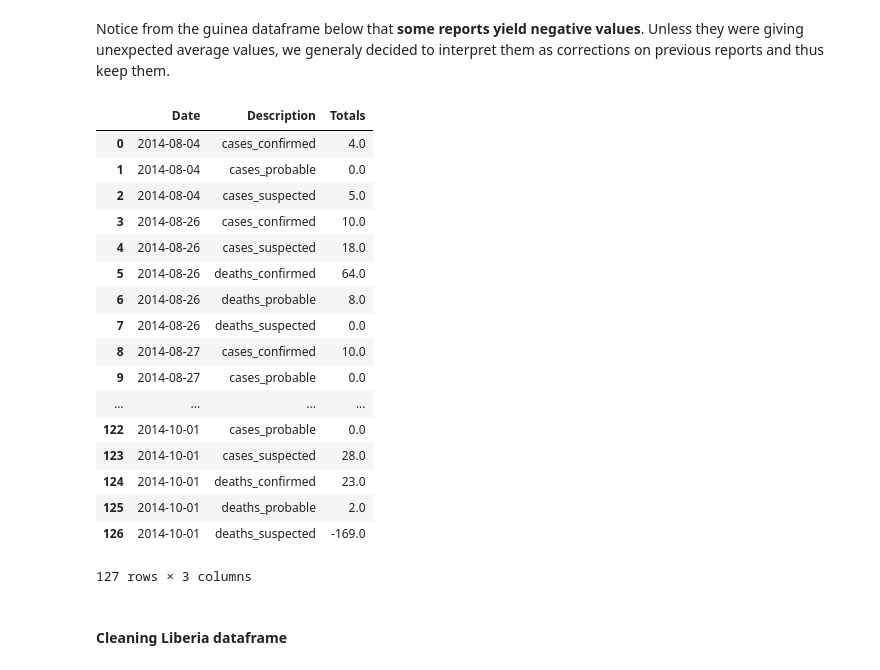
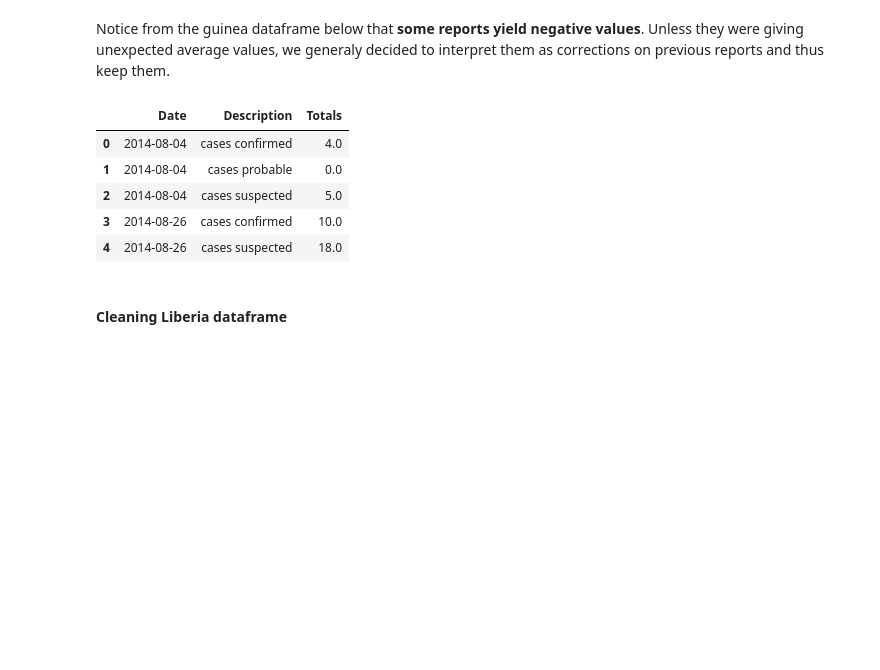
Before and after one commit to Amaumaury/ada-2017, a Jupyter notebook: Homework 1.ipynb, the cells around one changed output. Saved outputs shown, nothing was run; the diff lists cells and outputs as text; code cells hidden in the pictures; blank space fills up the shorter version.

```diff
--- a/Homework 1.ipynb
+++ b/Homework 1.ipynb
@@ -80,7 +84,7 @@ print(len(sierraleone_descriptions))
 37
 # %%
 # All possible descriptions for guinea
-print(guinea_descriptions)
+#print(guinea_descriptions)
 
 # From which we decided to keep only the following descriptions
 filtered_guinea_descriptions = ['New cases of confirmed',
@@ -88,12 +92,12 @@ filtered_guinea_descriptions = ['New cases of confirmed',
                                 'New cases of probables',
                                 'Total deaths of confirmed',
                                 'Total deaths of suspects',
-                                'Total deaths of probables']
+                                'Total deaths of probables'];
 
 # Rename dictionary that will be useful later
-guinea_rename_dict = {'New cases of confirmed': 'cases_confirmed',
-                      'New cases of suspects': 'cases_suspected',
-                      'New cases of probables': 'cases_probable',
-                      'Total deaths of confirmed': 'deaths_confirmed',
-                      'Total deaths of suspects': 'deaths_suspected',
-                      'Total deaths of probables': 'deaths_probable'}
+guinea_rename_dict = {'New cases of confirmed': 'cases confirmed',
+                      'New cases of suspects': 'cases suspected',
+                      'New cases of probables': 'cases probable',
+                      'Total deaths of confirmed': 'deaths confirmed',
+                      'Total deaths of suspects': 'deaths suspected',
+                      'Total deaths of probables': 'deaths probable'}
@@ -208,32 +206,20 @@ def clean_cum_guinea(des_name, df):
     r_df = r_df.dropna().reset_index()
     return r_df
 
-guinea_dataframe = clean_cum_guinea('deaths_confirmed', guinea_dataframe)
-guinea_dataframe = clean_cum_guinea('deaths_suspected', guinea_dataframe)
-guinea_dataframe = clean_cum_guinea('deaths_probable', guinea_dataframe)
+guinea_dataframe = clean_cum_guinea('deaths confirmed', guinea_dataframe)
+guinea_dataframe = clean_cum_guinea('deaths suspected', guinea_dataframe)
+guinea_dataframe = clean_cum_guinea('deaths probable', guinea_dataframe)
 # %% [markdown]
 Notice from the guinea dataframe below that **some reports yield negative values**. Unless they were giving unexpected average values, we generaly decided to interpret them as corrections on previous reports and thus keep them.
 # %%
-guinea_dataframe
+guinea_dataframe.head()
 # %% [output]
 |  | Date | Description | Totals |
-| 0 | 2014-08-04 | cases_confirmed | 4.0 |
-| 1 | 2014-08-04 | cases_probable | 0.0 |
-| 2 | 2014-08-04 | cases_suspected | 5.0 |
-| 3 | 2014-08-26 | cases_confirmed | 10.0 |
-| 4 | 2014-08-26 | cases_suspected | 18.0 |
-| 5 | 2014-08-26 | deaths_confirmed | 64.0 |
-| 6 | 2014-08-26 | deaths_probable | 8.0 |
-| 7 | 2014-08-26 | deaths_suspected | 0.0 |
-| 8 | 2014-08-27 | cases_confirmed | 10.0 |
-| 9 | 2014-08-27 | cases_probable | 0.0 |
-| ... | ... | ... | ... |
-| 122 | 2014-10-01 | cases_probable | 0.0 |
-| 123 | 2014-10-01 | cases_suspected | 28.0 |
-| 124 | 2014-10-01 | deaths_confirmed | 23.0 |
-| 125 | 2014-10-01 | deaths_probable | 2.0 |
-| 126 | 2014-10-01 | deaths_suspected | -169.0 |
+| 0 | 2014-08-04 | cases confirmed | 4.0 |
+| 1 | 2014-08-04 | cases probable | 0.0 |
+| 2 | 2014-08-04 | cases suspected | 5.0 |
+| 3 | 2014-08-26 | cases confirmed | 10.0 |
+| 4 | 2014-08-26 | cases suspected | 18.0 |
-127 rows × 3 columns
 # %% [markdown]
 #### Cleaning Liberia dataframe
 # %%
```
Also changed, not shown: parts of 23 cells of this notebook.
